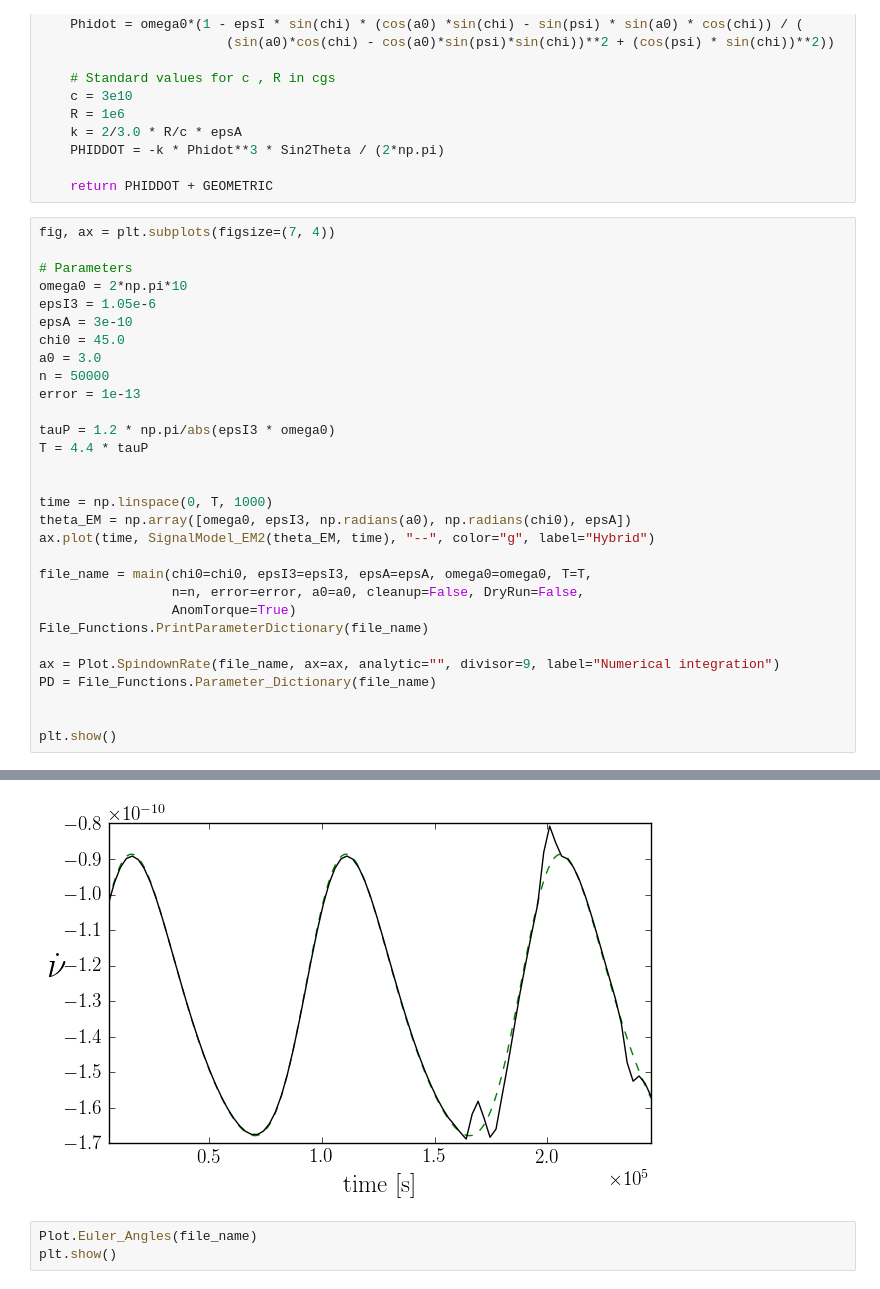
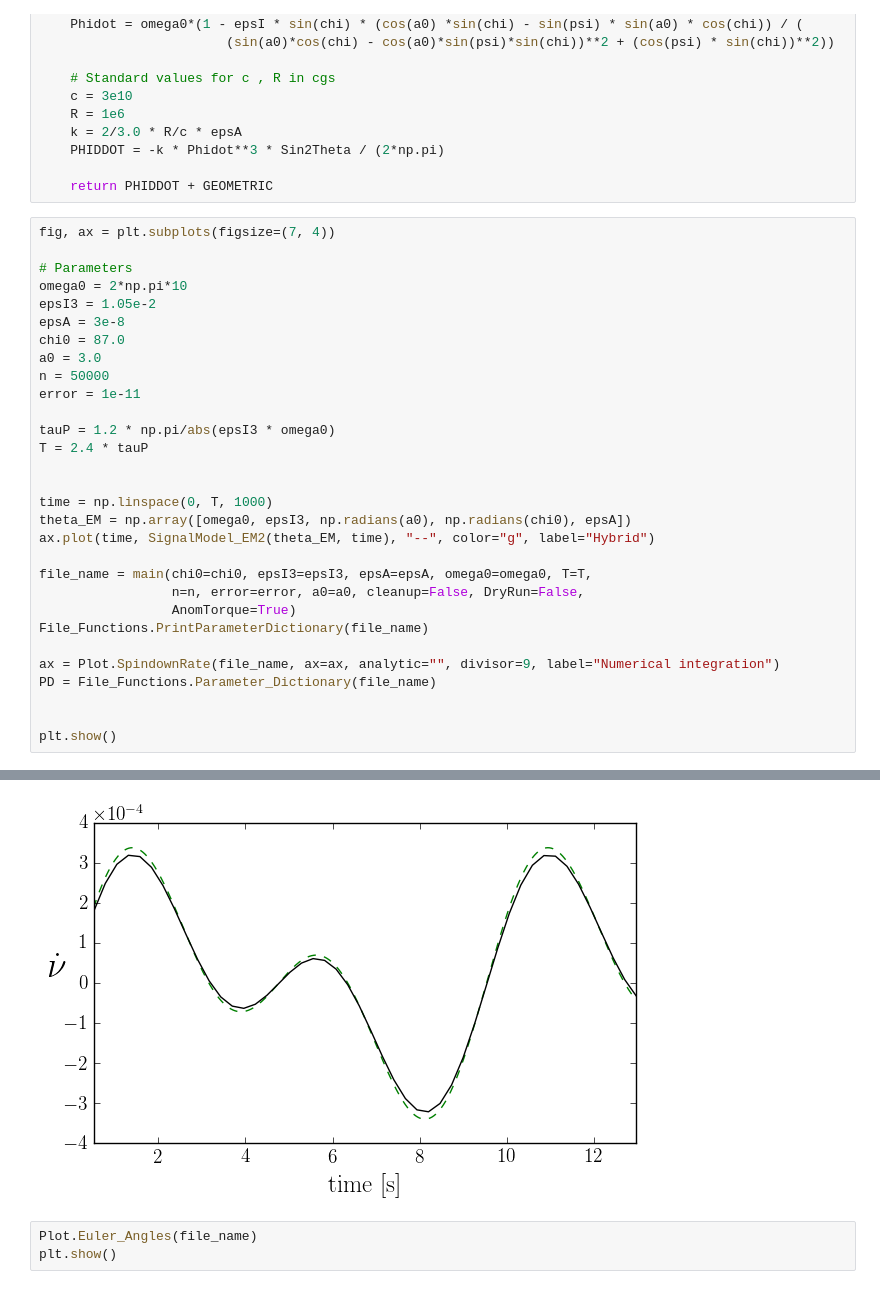
Before and after one commit to GregoryAshton/neutron_star_modelling, a Jupyter notebook: SpindownRate/LearningAboutSpindown.ipynb, the cells around one changed output, grey strips where cells are left out. Drawn from its saved outputs; the diff is of its cells as text.

```diff
--- a/SpindownRate/LearningAboutSpindown.ipynb
+++ b/SpindownRate/LearningAboutSpindown.ipynb
@@ -40,15 +40,15 @@ fig, ax = plt.subplots(figsize=(7, 4))
 
 # Parameters
 omega0 = 2*np.pi*10
-epsI3 = 1.05e-6
-epsA = 3e-10
-chi0 = 45.0
+epsI3 = 1.05e-2
+epsA = 3e-8
+chi0 = 87.0
 a0 = 3.0
 n = 50000
-error = 1e-13
+error = 1e-11
 
 tauP = 1.2 * np.pi/abs(epsI3 * omega0)
-T = 4.4 * tauP
+T = 2.4 * tauP
 
 
 time = np.linspace(0, T, 1000)
@@ -84,6 +84,6 @@ wobble_angle_spindown : 2.5052981054e-06
 BETA FUNCTION IS USED
 BETA FUNCTION IS USED
-[figure, old version]
+[figure, new version]
 # %%
 Plot.Euler_Angles(file_name)
 plt.show()
```
Also changed, not shown: parts of 1 cell of this notebook.
